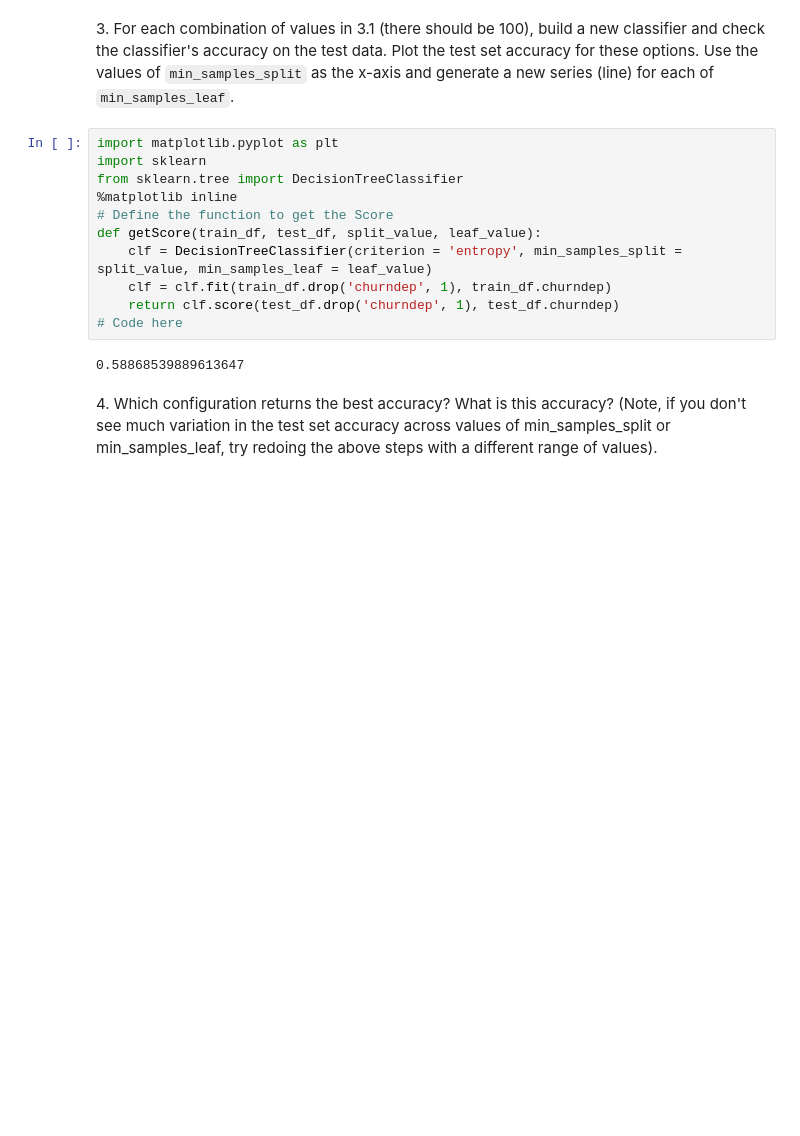
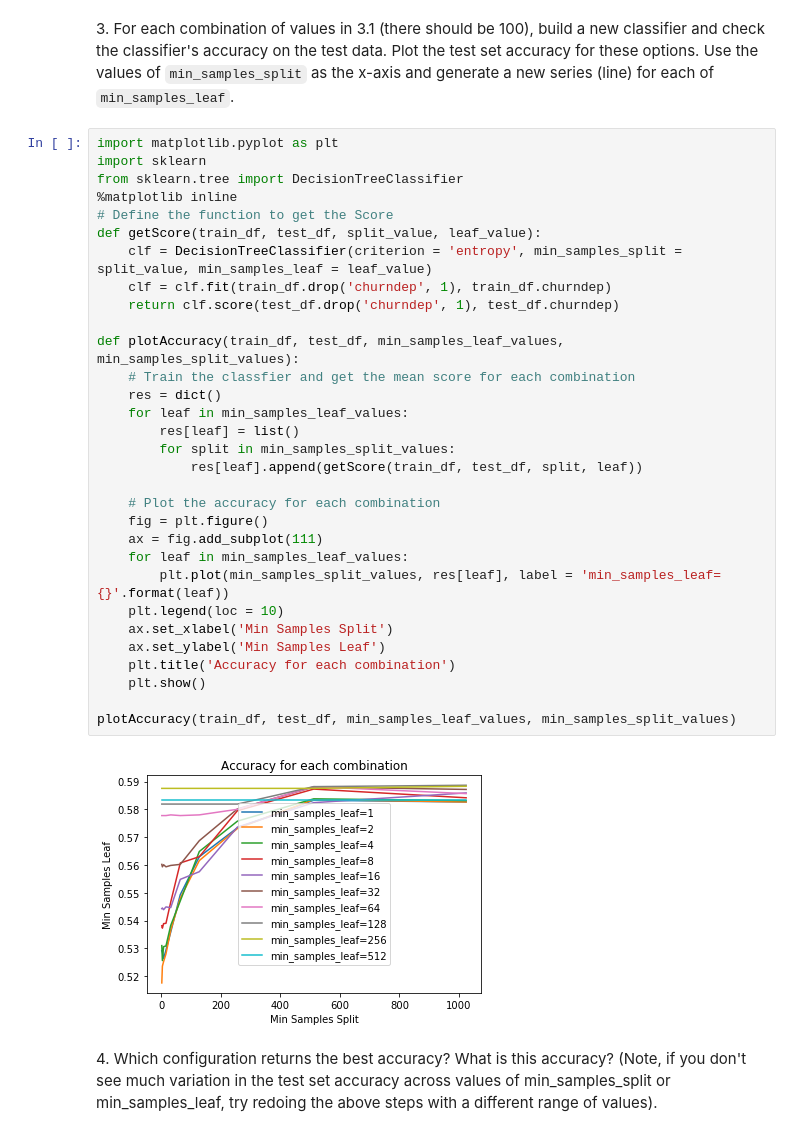
Before and after one commit to zhucebuliaolongchuan/DataScienceCourses_Hw, a Jupyter notebook: hw_2/hw_2.ipynb, the cells around one changed output. Cells and saved outputs as stored; diff of their text form; blank space fills up the shorter version.

```diff
--- a/hw_2/hw_2.ipynb
+++ b/hw_2/hw_2.ipynb
@@ -107,16 +107,36 @@ min_samples_split_values, min_samples_leaf_values
 # %%
 import matplotlib.pyplot as plt
 import sklearn
 from sklearn.tree import DecisionTreeClassifier
 %matplotlib inline
 # Define the function to get the Score
 def getScore(train_df, test_df, split_value, leaf_value):
     clf = DecisionTreeClassifier(criterion = 'entropy', min_samples_split = split_value, min_samples_leaf = leaf_value)
     clf = clf.fit(train_df.drop('churndep', 1), train_df.churndep)
     return clf.score(test_df.drop('churndep', 1), test_df.churndep)
-# Code here
+
+def plotAccuracy(train_df, test_df, min_samples_leaf_values, min_samples_split_values):
+    # Train the classfier and get the mean score for each combination
+    res = dict()
+    for leaf in min_samples_leaf_values:
+        res[leaf] = list()
+        for split in min_samples_split_values:
+            res[leaf].append(getScore(train_df, test_df, split, leaf))
+
+    # Plot the accuracy for each combination
+    fig = plt.figure()
+    ax = fig.add_subplot(111)
+    for leaf in min_samples_leaf_values:
+        plt.plot(min_samples_split_values, res[leaf], label = 'min_samples_leaf={}'.format(leaf))
+    plt.legend(loc = 10)
+    ax.set_xlabel('Min Samples Split')
+    ax.set_ylabel('Min Samples Leaf')
+    plt.title('Accuracy for each combination')
+    plt.show()
+
+plotAccuracy(train_df, test_df, min_samples_leaf_values, min_samples_split_values)
 # %% [output]
-0.58868539889613647
+[figure, added]
 # %% [markdown]
 4\. Which configuration returns the best accuracy? What is this accuracy? (Note, if you don't see much variation in the test set accuracy across values of min_samples_split or min_samples_leaf, try redoing the above steps with a different range of values).
 # %%
```
